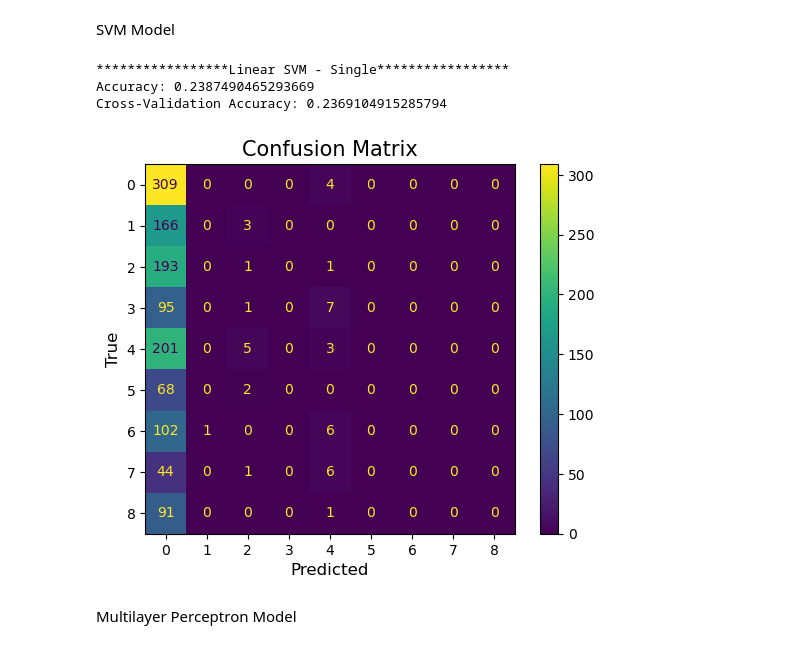
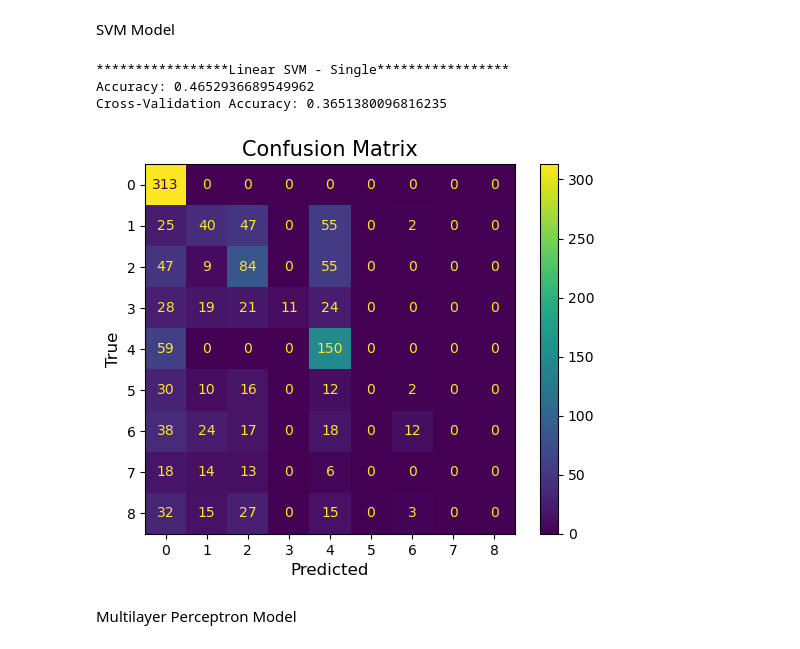
Before and after one commit to bgrunes/Assignment3, a Jupyter notebook: tictactoe.ipynb, the cells around one changed output. Drawn from its saved outputs; the diff is of its cells as text; code cells hidden in the pictures.

```diff
--- a/tictactoe.ipynb
+++ b/tictactoe.ipynb
@@ -27,6 +26,9 @@ y_single = A[:, 9:].ravel()  # Output labels
 
 # Y gives the output of the game (the winner)
 
+if y_single.ndim > 1 and y_single.shape[1] > 1:
+    y_single = np.argmax(y_single, axis=1)
+
 X_train, X_test, y_train, y_test = train_test_split(X_single, y_single,
                                                                     test_size=0.2, random_state=42,
                                                                     stratify=y_single)
@@ -41,35 +43,35 @@ SVM Model
 # %%
 # **************SVM Model******************* single.txt
 # scaler = StandardScaler()
 # X_std = scaler.fit_transform(X_train)
 # X_test_std = scaler.transform(X_test)
 
-svm_clf_single = LinearSVC(C=100.0, dual=True, max_iter=100000) # Accuracy of 25%
-# svm_clf_single = SVC(kernel='Linear', C=100.0) # Accuracy of 46.52%
-svm_clf_single.fit(X_train, y_train)
+# svm_clf_single = LinearSVC(C=100.0, dual=True, max_iter=100000) # Accuracy of 25%
+svm_clf_single = SVC(kernel='linear', C=100.0) # Accuracy of 46.52%
+svm_clf_single.fit(downsampled_X_train, downsampled_y_train)
 
 svm_y_pred = svm_clf_single.predict(X_test)
 svm_accuracy = accuracy_score(y_test, svm_y_pred)
 svm_cm = confusion_matrix(y_test, svm_y_pred)
 disp = ConfusionMatrixDisplay(confusion_matrix=svm_cm)
 ax = disp.plot().ax_
 
 disp.ax_.set_xlabel('Predicted', fontsize=12)
 disp.ax_.set_ylabel('True', fontsize=12)
 disp.ax_.set_title('Confusion Matrix', fontsize=15)
 
 print("*****************Linear SVM - Single*****************")
 print(f'Accuracy: {svm_accuracy}')
 #print('Confusion Matrix:')
 #print(svm_cm)
 
 svm_scores = cross_val_score(svm_clf_single, X_single, y_single, cv=10)
 print(f'Cross-Validation Accuracy: {svm_scores.mean()}\n')
 # %% [output]
 *****************Linear SVM - Single*****************
-Accuracy: 0.2387490465293669
-Cross-Validation Accuracy: 0.2369104915285794
+Accuracy: 0.4652936689549962
+Cross-Validation Accuracy: 0.3651380096816235
-[figure, old version]
+[figure, new version]
 # %% [markdown]
 Multilayer Perceptron Model
 # %%
```
Also changed, not shown: parts of 6 cells of this notebook.
